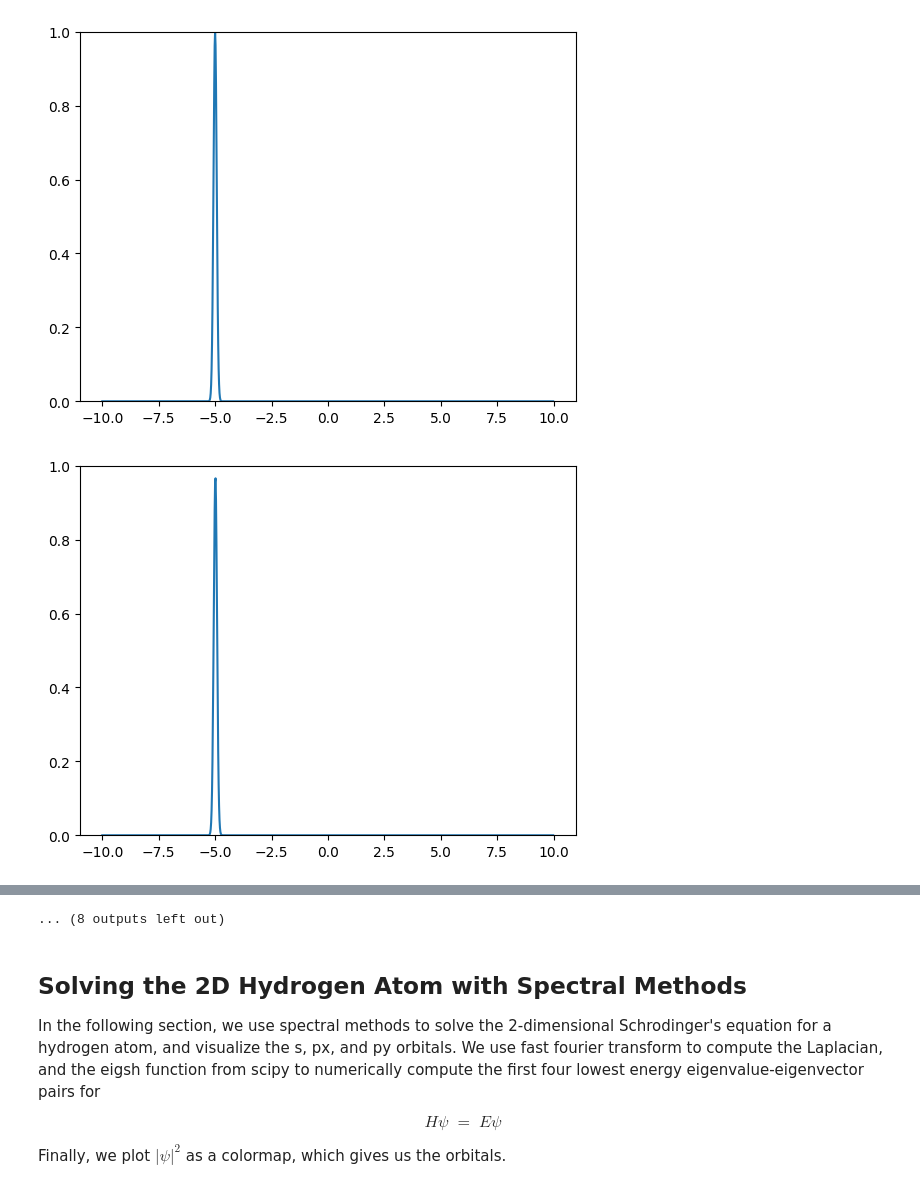
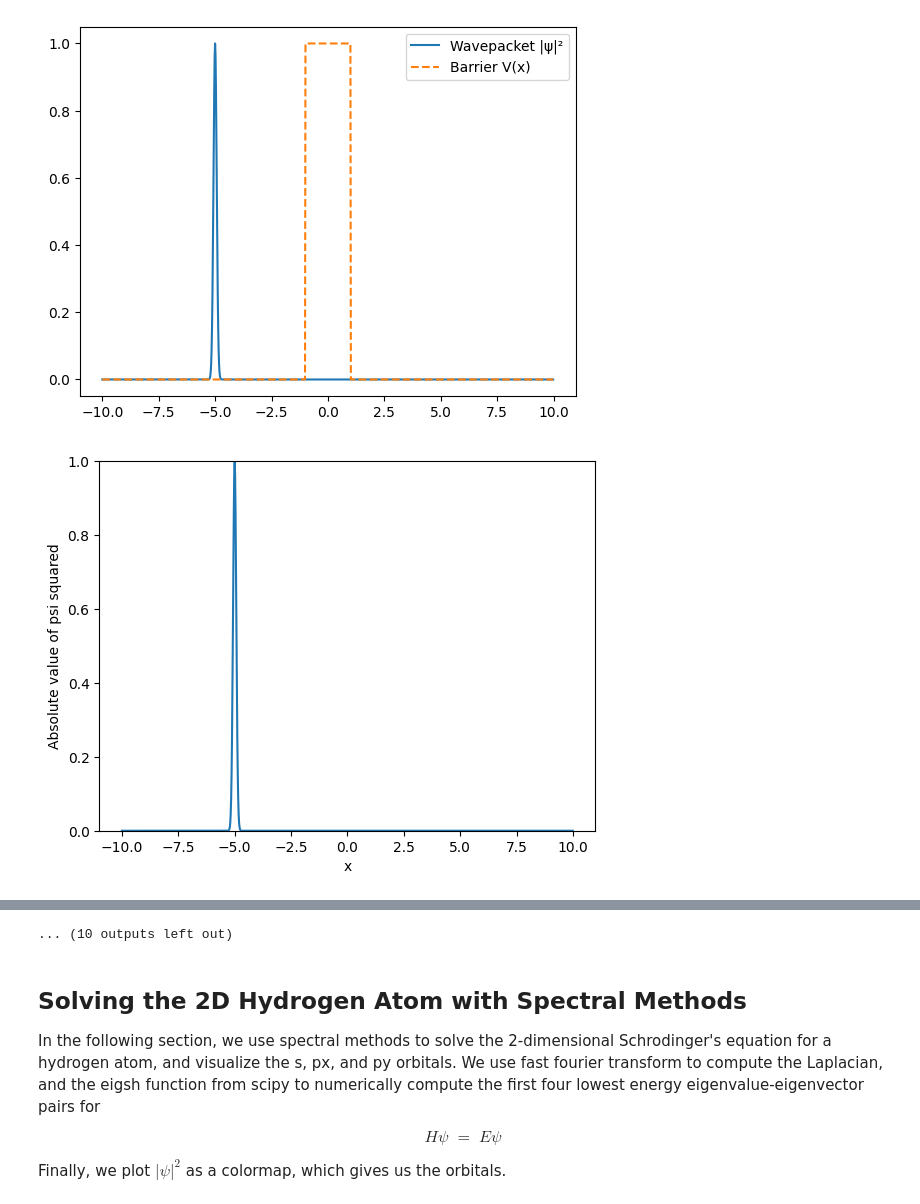
Before and after one commit to rquinn4/p2, a Jupyter notebook: Project2_team.ipynb, the cells around one changed output, grey strips where cells are left out. Drawn from its saved outputs; the diff is of its cells as text; code cells hidden in the pictures.

```diff
--- a/Project2_team.ipynb
+++ b/Project2_team.ipynb
@@ -43,27 +41,35 @@ plt.show()
 # %%
 from matplotlib import pyplot as plt
 
 dt = 0.1
 steps = 1000
 
 psi = psi0.copy()
+
+plt.plot(x, np.abs(psi)**2, label="Wavepacket |ψ|²")
+plt.plot(x, V / np.max(V) * np.max(np.abs(psi)**2), label="Barrier V(x)", linestyle="--")  # scaled barrier for visibility
+plt.legend()
+plt.show()
+
 
 for i in range(steps):
     psi_hat = np.fft.fft(psi)
     psi_hat = expT * psi_hat
     psi = np.fft.ifft(psi_hat)
 
     psi = expV(dt) * psi
 
     psi_hat = np.fft.fft(psi)
     psi_hat = expT * psi_hat
     psi = np.fft.ifft(psi_hat)
 
     if i % 50 == 0:
-        plt.clf()
+        plt.xlabel("x"); plt.ylabel("Absolute value of psi squared")
+
         plt.plot(x, np.abs(psi)**2)
         plt.ylim(0, 1)
         plt.pause(0.01)
+        plt.clf()
 # %% [output]
-[figure, old version]
+[figure, new version]
-[figure, old version]
+[figure, new version]
@@ -80,4 +86,4 @@ for i in range(steps):
-... (8 outputs left out)
+... (10 outputs left out)
 # %% [markdown]
 ## Solving the 2D Hydrogen Atom with Spectral Methods
 
```
Also changed, not shown: parts of 4 cells of this notebook.
